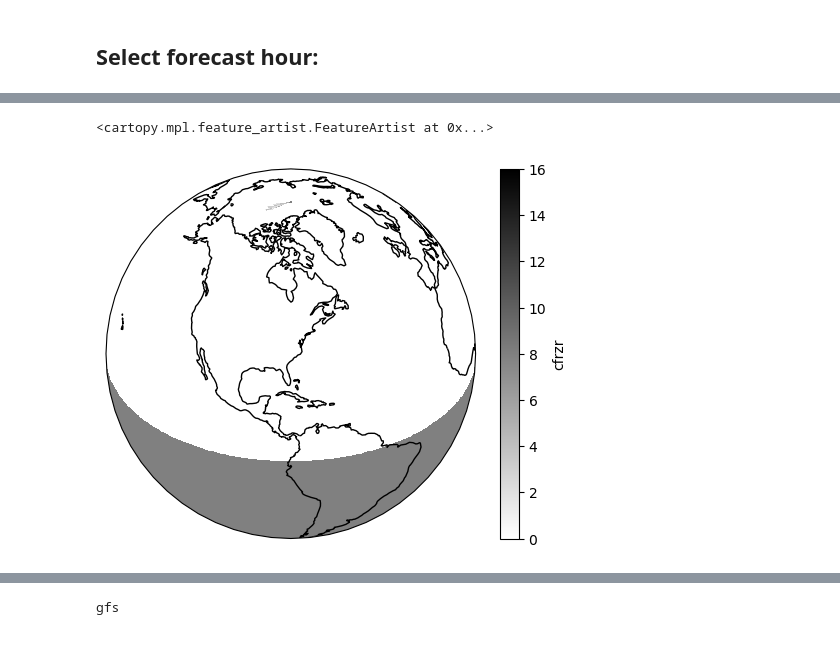
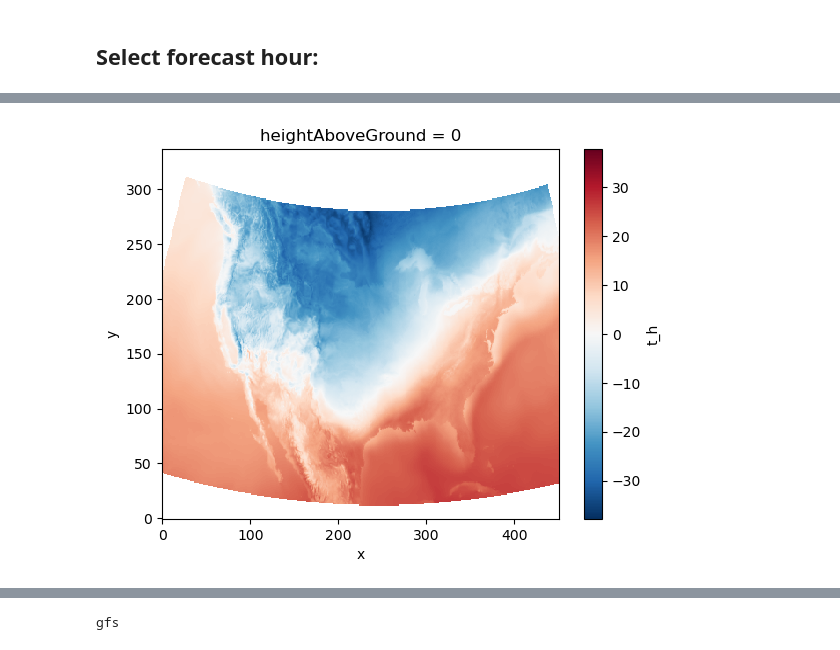
Before and after one commit to ai2es/ptype-physical, a Jupyter notebook: notebooks/composite soundings/dev-filter.ipynb, the cells around one changed output, grey strips where cells are left out. Cells and saved outputs as stored; diff of their text form; code cells hidden in the pictures.

```diff
--- a/notebooks/composite soundings/dev-filter.ipynb
+++ b/notebooks/composite soundings/dev-filter.ipynb
@@ -34,11 +34,11 @@ gfs = open_ds_dkimpara(hour,model)
 # %%
 datasets = [gfs, hrrr, rap]
 # %%
-bbox = (max([ds.longitude.min() for ds in datasets]),
-       min([ds.longitude.max() for ds in datasets]),
-       max([ds.latitude.min() for ds in datasets]),
-       min([ds.latitude.max() for ds in datasets])
-       )
+bbox = {"lon_min": max([ds.longitude.min() for ds in datasets]),
+        "lon_max": min([ds.longitude.max() for ds in datasets]),
+        "lat_min": max([ds.latitude.min() for ds in datasets]),
+        "lat_max": min([ds.latitude.max() for ds in datasets])
+       }
 # %%
 [v.values for v in bbox]
 # %% [output]
@@ -49,9 +72,14 @@ bbox = (max([ds.longitude.min() for ds in datasets]),
 # %%
-lon_min, lon_max, lat_min, lat_max = bbox
-mask = (
-        (gfs.latitude <= lat_max) &
-        (gfs.latitude >= lat_min) &
-        (gfs.longitude <= lon_max) &
-        (gfs.longitude >= lon_min)
-       )
-mask1 = mask & (gfs.cicep ==1)
+def filter(ds):
+    bbox = load('bbox_dict')
+
+    mask = (
+            (ds.latitude <= bbox['lat_max']) &
+            (ds.latitude >= bbox['lat_min']) &
+            (ds.longitude <= bbox['lon_max']) &
+            (ds.longitude >= bbox['lon_min'])
+           )
+
+    return ds.where(mask)
+# %%
+datasets_filter = [filter(ds) for ds in datasets]
@@ -58,13 +148,4 @@ mask1 = mask & (gfs.cicep ==1)
 # %%
-p = datasets[2].cfrzr.sum(dim='time').plot(
-    subplot_kws=dict(projection=ccrs.Orthographic(-80, 35), facecolor="gray",
-                    ),
-    transform=ccrs.PlateCarree(),cmap='binary'
-)
-
-p.axes.set_global()
-
-p.axes.coastlines()
+p = datasets_filter[2].t_h.isel(heightAboveGround=0).mean(dim='time').plot.pcolormesh()
 # %% [output]
-<cartopy.mpl.feature_artist.FeatureArtist at 0x...>
-[figure, old version]
+[figure, new version]
```
Also changed, not shown: parts of 11 cells of this notebook, 4 other files.
